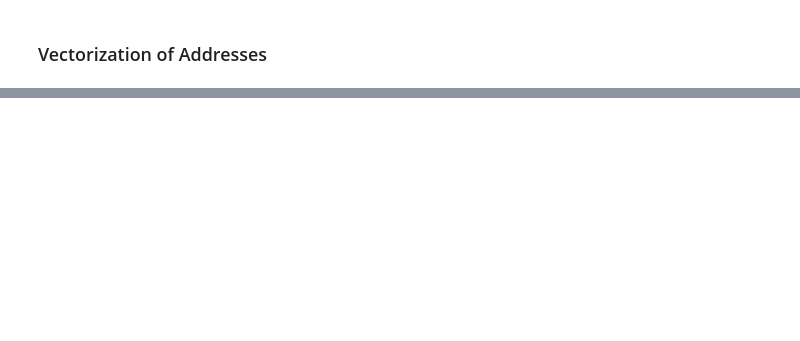
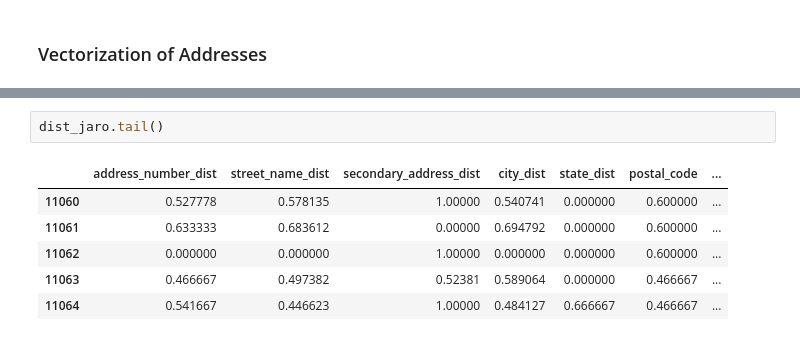
Before and after one commit to Milttam/address-matching, a Jupyter notebook: match.ipynb, the cells around one changed output, grey strips where cells are left out. Drawn from its saved outputs; the diff is of its cells as text; blank space fills up the shorter version.

```diff
--- a/match.ipynb
+++ b/match.ipynb
@@ -140,0 +156,9 @@ KeyError: 'secondary_address'
+# %%
+dist_jaro.tail()
+# %% [output]
+|  | address_number_dist | street_name_dist | secondary_address_dist | city_dist | state_dist | postal_code | ... |
+| 11060 | 0.527778 | 0.578135 | 1.00000 | 0.540741 | 0.000000 | 0.600000 | ... |
+| 11061 | 0.633333 | 0.683612 | 0.00000 | 0.694792 | 0.000000 | 0.600000 | ... |
+| 11062 | 0.000000 | 0.000000 | 1.00000 | 0.000000 | 0.000000 | 0.600000 | ... |
+| 11063 | 0.466667 | 0.497382 | 0.52381 | 0.589064 | 0.000000 | 0.466667 | ... |
+| 11064 | 0.541667 | 0.446623 | 1.00000 | 0.484127 | 0.666667 | 0.466667 | ... |
```
Also changed, not shown: parts of 8 cells of this notebook, 2 other files.
